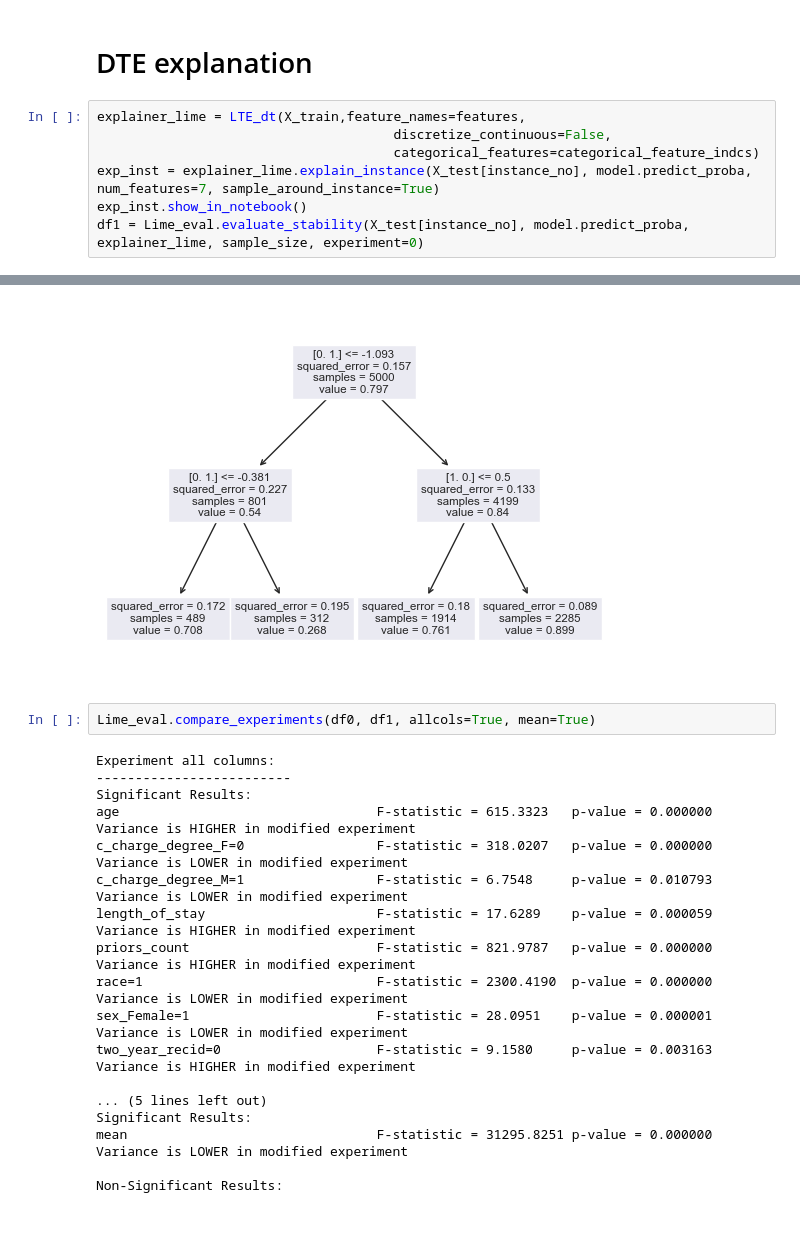
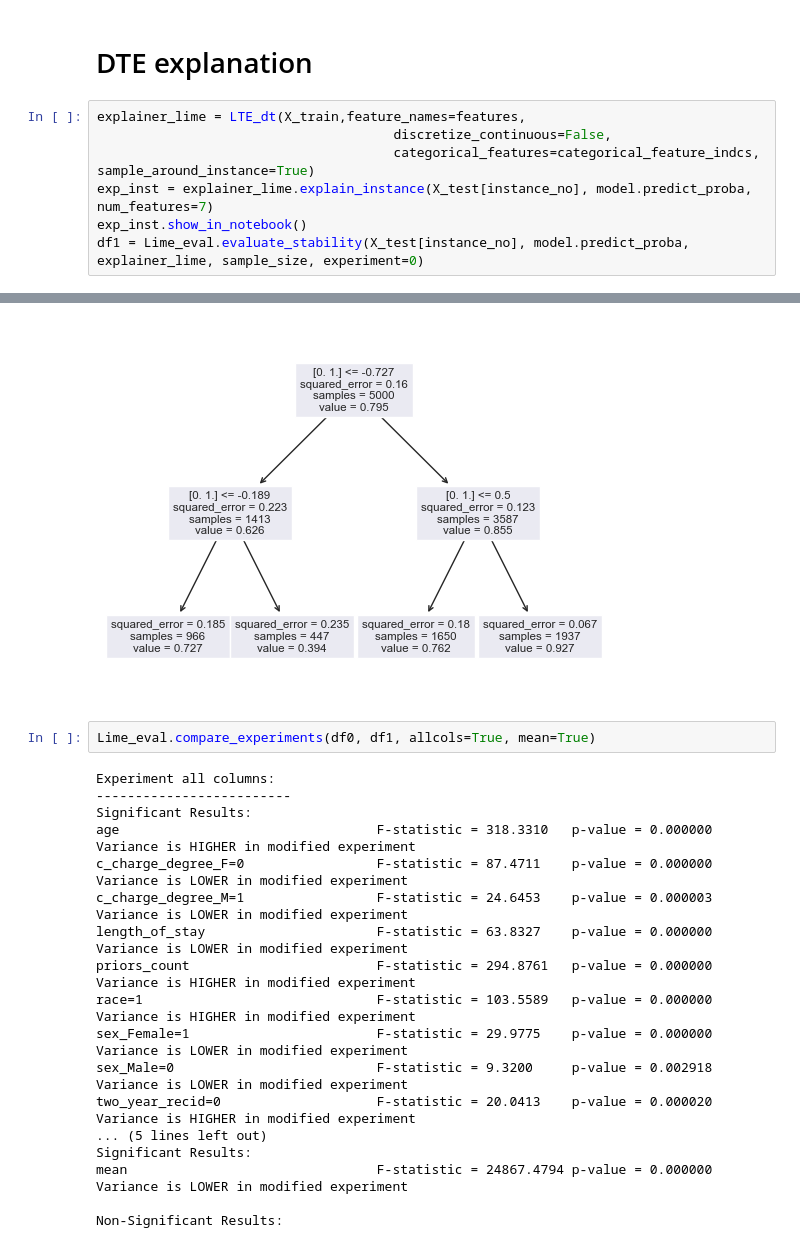
Before and after one commit to gardan4/Lime-Enhancements, a Jupyter notebook: Main_DT.ipynb, the cells around one changed output, grey strips where cells are left out. Saved outputs shown, nothing was run; the diff lists cells and outputs as text.

```diff
--- a/Main_DT.ipynb
+++ b/Main_DT.ipynb
@@ -97,30 +97,30 @@ df0 = Lime_eval.evaluate_stability(X_test[instance_no], model.predict_proba, exp
 # %%
 explainer_lime = LTE_dt(X_train,feature_names=features,
                                       discretize_continuous=False,
-                                      categorical_features=categorical_feature_indcs)
-exp_inst = explainer_lime.explain_instance(X_test[instance_no], model.predict_proba, num_features=7, sample_around_instance=True)
+                                      categorical_features=categorical_feature_indcs, sample_around_instance=True)
+exp_inst = explainer_lime.explain_instance(X_test[instance_no], model.predict_proba, num_features=7)
 exp_inst.show_in_notebook()
 df1 = Lime_eval.evaluate_stability(X_test[instance_no], model.predict_proba, explainer_lime, sample_size, experiment=0)
 # %% [output]
 [interactive output not drawn]
-[figure, old version]
+[figure, new version]
 # %%
 Lime_eval.compare_experiments(df0, df1, allcols=True, mean=True)
 # %% [output]
 Experiment all columns:
 -------------------------
 Significant Results:
-age                                 F-statistic = 615.3323   p-value = 0.000000   Variance is HIGHER in modified experiment
-c_charge_degree_F=0                 F-statistic = 318.0207   p-value = 0.000000   Variance is LOWER in modified experiment
-c_charge_degree_M=1                 F-statistic = 6.7548     p-value = 0.010793   Variance is LOWER in modified experiment
-length_of_stay                      F-statistic = 17.6289    p-value = 0.000059   Variance is HIGHER in modified experiment
-priors_count                        F-statistic = 821.9787   p-value = 0.000000   Variance is HIGHER in modified experiment
-race=1                              F-statistic = 2300.4190  p-value = 0.000000   Variance is LOWER in modified experiment
-sex_Female=1                        F-statistic = 28.0951    p-value = 0.000001   Variance is LOWER in modified experiment
-two_year_recid=0                    F-statistic = 9.1580     p-value = 0.003163   Variance is HIGHER in modified experiment
-
+age                                 F-statistic = 318.3310   p-value = 0.000000   Variance is HIGHER in modified experiment
+c_charge_degree_F=0                 F-statistic = 87.4711    p-value = 0.000000   Variance is LOWER in modified experiment
+c_charge_degree_M=1                 F-statistic = 24.6453    p-value = 0.000003   Variance is LOWER in modified experiment
+length_of_stay                      F-statistic = 63.8327    p-value = 0.000000   Variance is LOWER in modified experiment
+priors_count                        F-statistic = 294.8761   p-value = 0.000000   Variance is HIGHER in modified experiment
+race=1                              F-statistic = 103.5589   p-value = 0.000000   Variance is HIGHER in modified experiment
+sex_Female=1                        F-statistic = 29.9775    p-value = 0.000000   Variance is LOWER in modified experiment
+sex_Male=0                          F-statistic = 9.3200     p-value = 0.002918   Variance is LOWER in modified experiment
+two_year_recid=0                    F-statistic = 20.0413    p-value = 0.000020   Variance is HIGHER in modified experiment
 ... (5 lines left out)
 Significant Results:
-mean                                F-statistic = 31295.8251 p-value = 0.000000   Variance is LOWER in modified experiment
+mean                                F-statistic = 24867.4794 p-value = 0.000000   Variance is LOWER in modified experiment
 
 Non-Significant Results:
```
Also changed, not shown: parts of 1 cell of this notebook.
